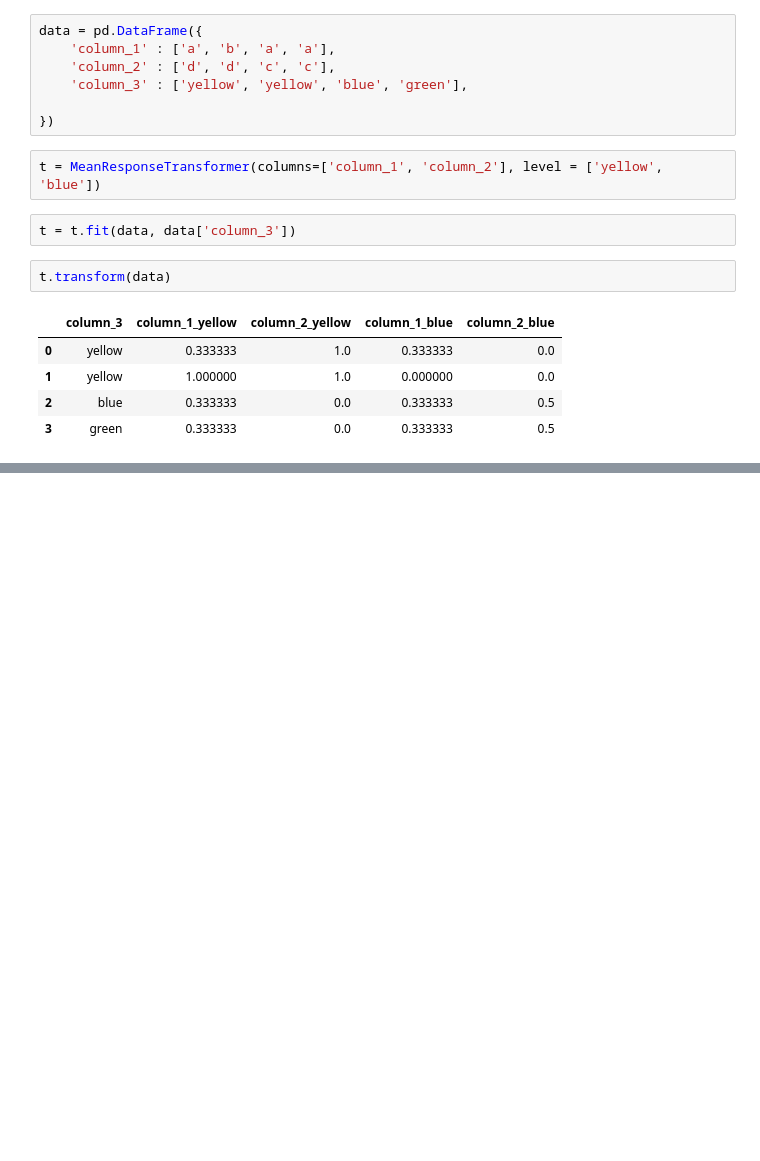
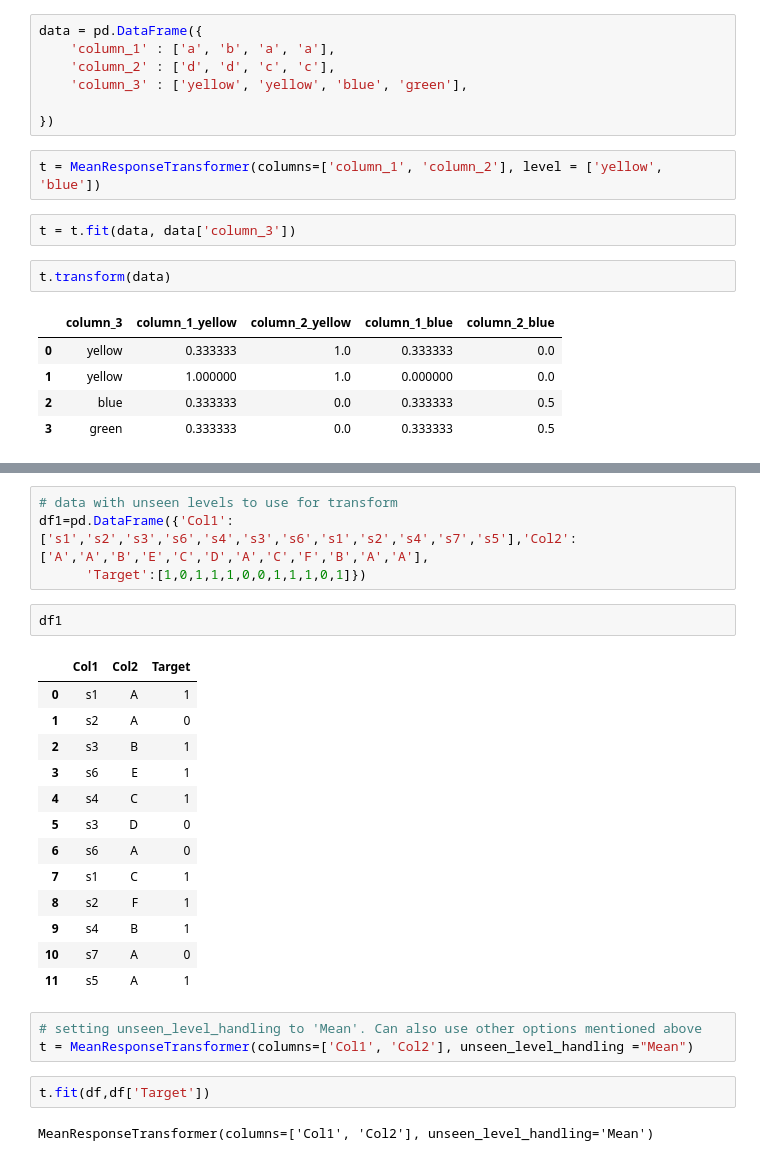
Before and after one commit to lvgig/tubular, a Jupyter notebook: examples/nominal/MeanResponseTransformer.ipynb, the cells around one changed output, grey strips where cells are left out. Drawn from its saved outputs; the diff is of its cells as text; blank space fills up the shorter version.

Commit message:
Added example of unseen level handling to example notebook and updated code to not use response_column parameter

```diff
--- a/examples/nominal/MeanResponseTransformer.ipynb
+++ b/examples/nominal/MeanResponseTransformer.ipynb
@@ -212,0 +242,27 @@ t.transform(data)
+# %%
+# data with unseen levels to use for transform
+df1=pd.DataFrame({'Col1':['s1','s2','s3','s6','s4','s3','s6','s1','s2','s4','s7','s5'],'Col2':['A','A','B','E','C','D','A','C','F','B','A','A'],
+      'Target':[1,0,1,1,1,0,0,1,1,1,0,1]})
+# %%
+df1
+# %% [output]
+|  | Col1 | Col2 | Target |
+| 0 | s1 | A | 1 |
+| 1 | s2 | A | 0 |
+| 2 | s3 | B | 1 |
+| 3 | s6 | E | 1 |
+| 4 | s4 | C | 1 |
+| 5 | s3 | D | 0 |
+| 6 | s6 | A | 0 |
+| 7 | s1 | C | 1 |
+| 8 | s2 | F | 1 |
+| 9 | s4 | B | 1 |
+| 10 | s7 | A | 0 |
+| 11 | s5 | A | 1 |
+# %%
+# setting unseen_level_handling to 'Mean'. Can also use other options mentioned above
+t = MeanResponseTransformer(columns=['Col1', 'Col2'], unseen_level_handling ="Mean")
+# %%
+t.fit(df,df['Target'])
+# %% [output]
+MeanResponseTransformer(columns=['Col1', 'Col2'], unseen_level_handling='Mean')
```
Also changed, not shown: parts of 21 cells of this notebook.
